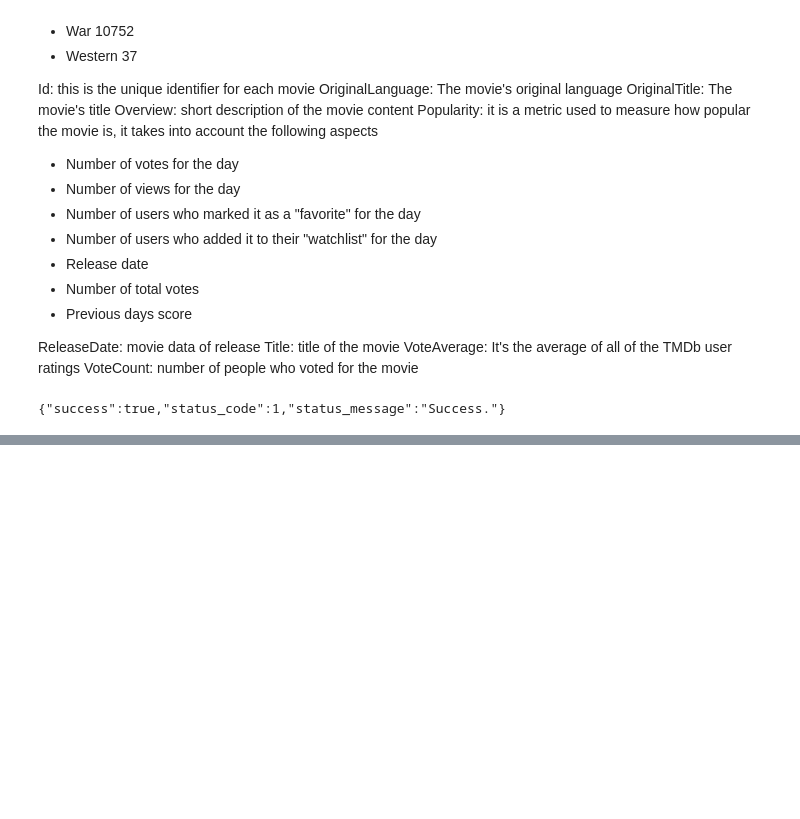
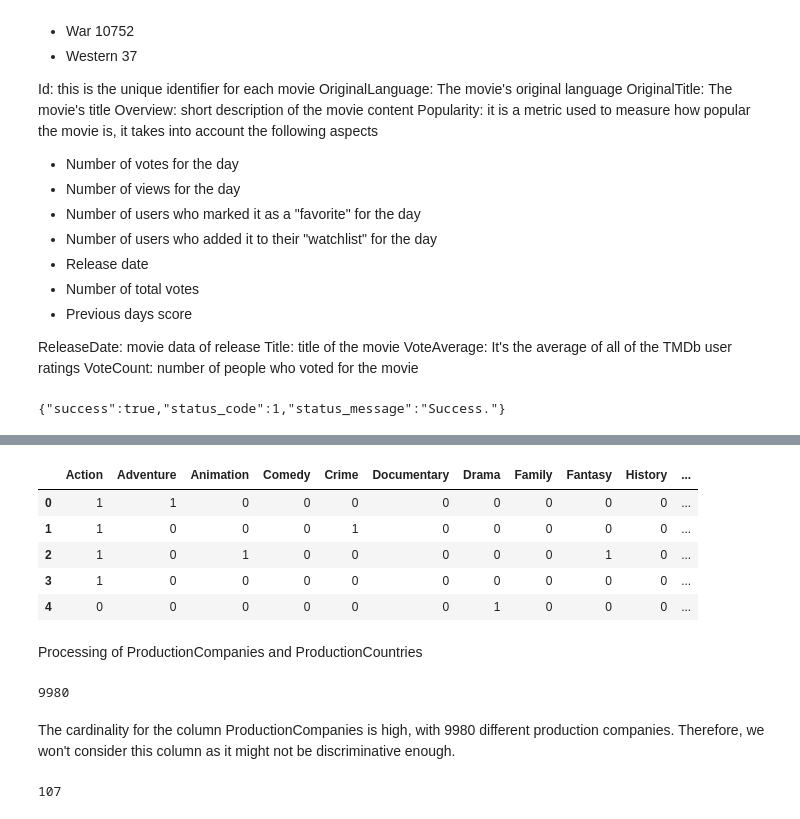
Before and after one commit to mlgomez0/advanced_python_project, a Jupyter notebook: notebooks/movies.ipynb, the cells around one changed output, grey strips where cells are left out. Drawn from its saved outputs; the diff is of its cells as text; code cells hidden in the pictures; blank space fills up the shorter version.

Commit message:
feat(movies): data wrangling steps

```diff
--- a/notebooks/movies.ipynb
+++ b/notebooks/movies.ipynb
@@ -183,0 +201,4 @@ df_movies.head()
+# %%
+def inner_join(df1, df2, pk):
+    '''This methods performs inner joint, based on given primery key'''
+    return pd.merge(df1, df2, on=pk)
@@ -183,0 +242,4 @@ df_movies.head()
+# %%
+# correcting the datetype for the column ReleaseDate
+
+df['ReleaseDate'] = pd.to_datetime(df['ReleaseDate'])
@@ -183,0 +282,34 @@ df_movies.head()
+# %%
+# eliminate SpokenLanguages as there is already a column for original language and we believe the translations may not be predictive to the model
+df.drop('SpokenLanguages', axis=1, inplace=True)
+# %%
+# preprocessing of column 'GenreIds'
+
+# We created the new columns in the DataFrame, one column per genre (one-hot encoding)
+
+genre_map = {
+    28: 'Action',
+    12: 'Adventure',
+    16: 'Animation',
+    35: 'Comedy',
+    80: 'Crime',
+    99: 'Documentary',
+    18: 'Drama',
+    10751: 'Family',
+    14: 'Fantasy',
+    36: 'History ',
+    27: 'Horror',
+    10402: 'Music',
+    9648: 'Mystery',
+    10749: 'Romance',
+    878: 'ScienceFiction',
+    10770: 'TvMovie',
+    53: 'Thriller',
+    10752: 'War',
+    37: 'Western'
+}
+genres = list(genre_map.values())
+
+# add new columns with initial value of zero
+df[list(genre_map.values())] = 0
+df.head()
@@ -183,0 +335,10 @@ df_movies.head()
+# %%
+#checking the results
+df[genres].head()
+# %% [output]
+|  | Action | Adventure | Animation | Comedy | Crime | Documentary | Drama | Family | Fantasy | History | ... |
+| 0 | 1 | 1 | 0 | 0 | 0 | 0 | 0 | 0 | 0 | 0 | ... |
+| 1 | 1 | 0 | 0 | 0 | 1 | 0 | 0 | 0 | 0 | 0 | ... |
+| 2 | 1 | 0 | 1 | 0 | 0 | 0 | 0 | 0 | 1 | 0 | ... |
+| 3 | 1 | 0 | 0 | 0 | 0 | 0 | 0 | 0 | 0 | 0 | ... |
+| 4 | 0 | 0 | 0 | 0 | 0 | 0 | 1 | 0 | 0 | 0 | ... |
@@ -183,0 +349,2 @@ df_movies.head()
+# %% [markdown]
+Processing of ProductionCompanies and ProductionCountries
@@ -183,0 +365,8 @@ df_movies.head()
+# %%
+# checking the cardinality for the column ProductionCompanies
+prod_comp_map = get_feature_mapper(df, 'ProductionCompanies')
+len(prod_comp_map.keys())
+# %% [output]
+9980
+# %% [markdown]
+The cardinality for the column ProductionCompanies is high, with 9980 different production companies. Therefore, we won't consider this column as it might not be discriminative enough.
@@ -183,0 +376,6 @@ df_movies.head()
+# %%
+# checking the cardinality for the column ProductionCountries
+prod_contries_map = get_feature_mapper(df, 'ProductionCountries')
+len(prod_contries_map.keys())
+# %% [output]
+107
```
Also changed, not shown: parts of 55 cells of this notebook, 1 other file.
